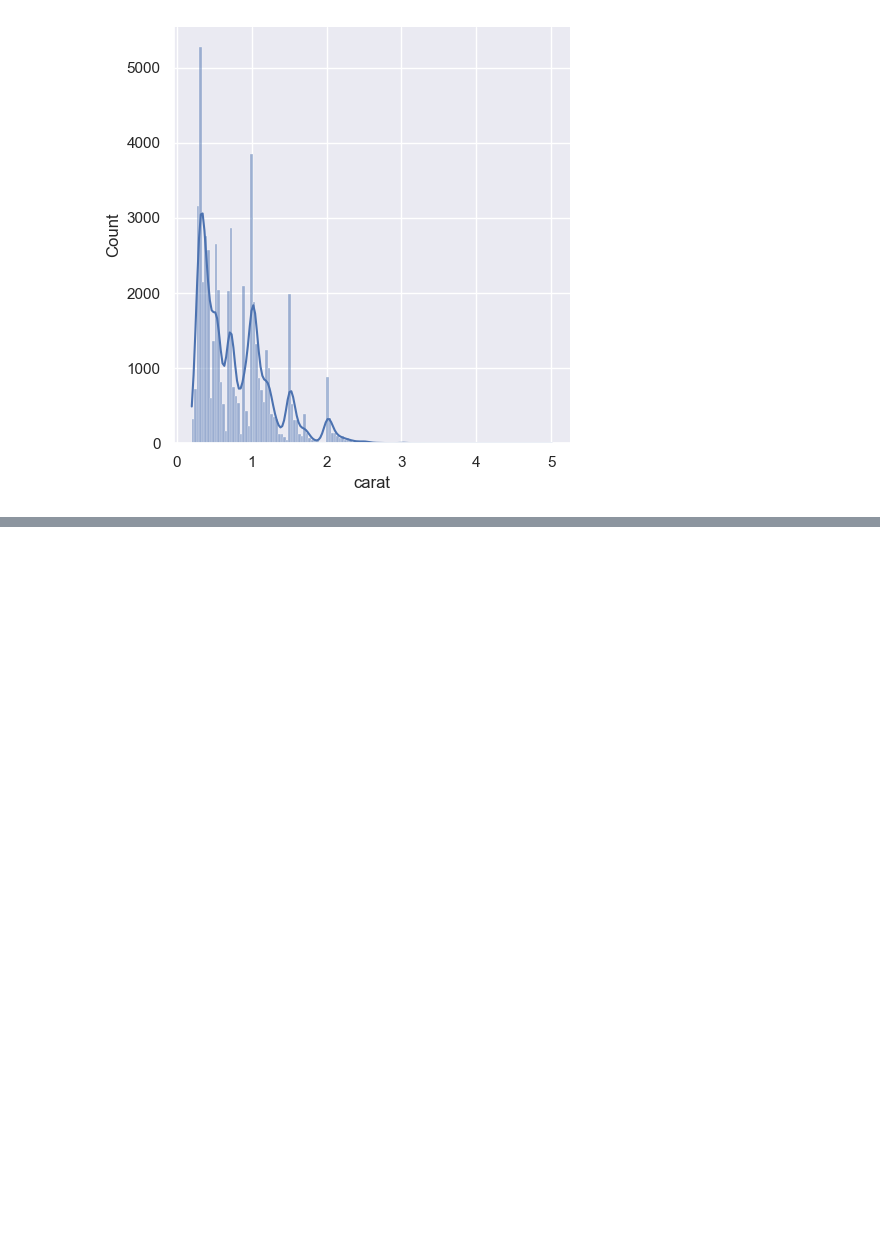
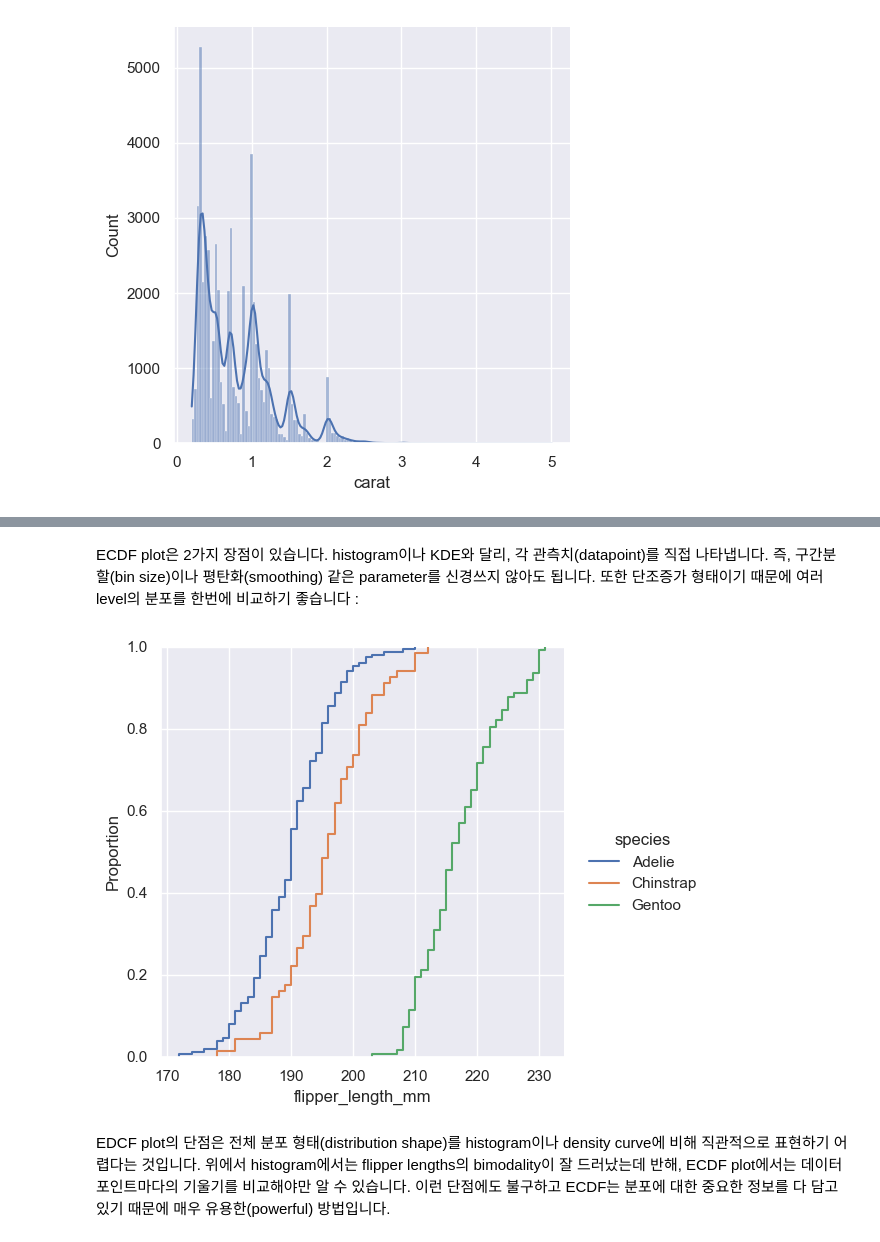
Before and after one commit to kjmn1105/Seaborn-Tuorial, a Jupyter notebook: 07_Plotting functions (2).ipynb, the cells around one changed output, grey strips where cells are left out. Saved outputs shown, nothing was run; the diff lists cells and outputs as text; code cells hidden in the pictures; blank space fills up the shorter version.

```diff
--- a/07_Plotting functions (2).ipynb
+++ b/07_Plotting functions (2).ipynb
@@ -241,0 +249,8 @@ Empirical cumulative distributions
+# %% [markdown]
+ECDF plot은 2가지 장점이 있습니다. histogram이나 KDE와 달리, 각 관측치(datapoint)를 직접 나타냅니다. 즉, 구간분할(bin size)이나 평탄화(smoothing) 같은 parameter를 신경쓰지 않아도 됩니다. 또한 단조증가 형태이기 때문에 여러 level의 분포를 한번에 비교하기 좋습니다 :
+# %%
+sns.displot(penguins, x='flipper_length_mm', hue='species', kind='ecdf');
+# %% [output]
+[figure, added]
+# %% [markdown]
+EDCF plot의 단점은 전체 분포 형태(distribution shape)를 histogram이나 density curve에 비해 직관적으로 표현하기 어렵다는 것입니다. 위에서 histogram에서는 flipper lengths의 bimodality이 잘 드러났는데 반해, ECDF plot에서는 데이터포인트마다의 기울기를 비교해야만 알 수 있습니다. 이런 단점에도 불구하고 ECDF는 분포에 대한 중요한 정보를 다 담고 있기 때문에 매우 유용한(powerful) 방법입니다.
```
Also changed, not shown: parts of 4 cells of this notebook.
